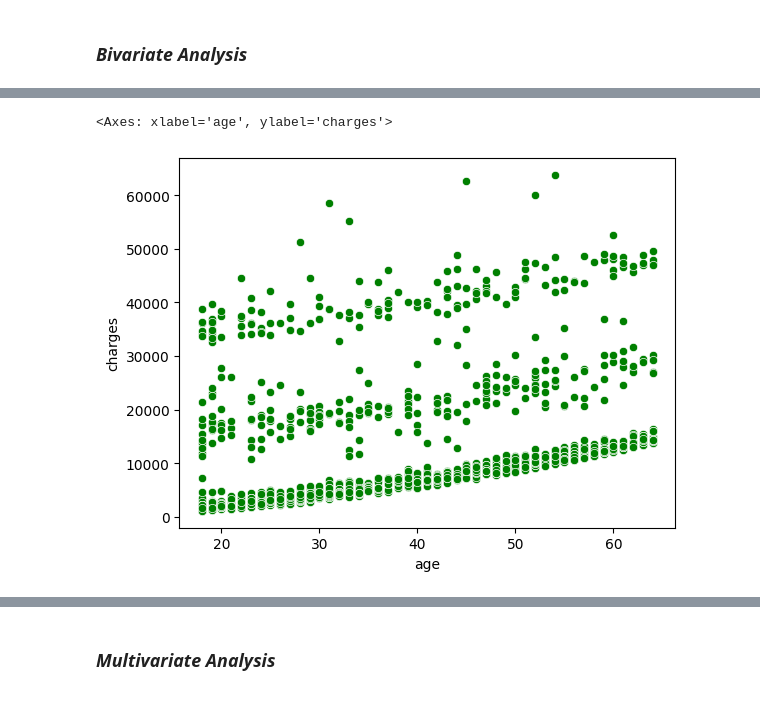
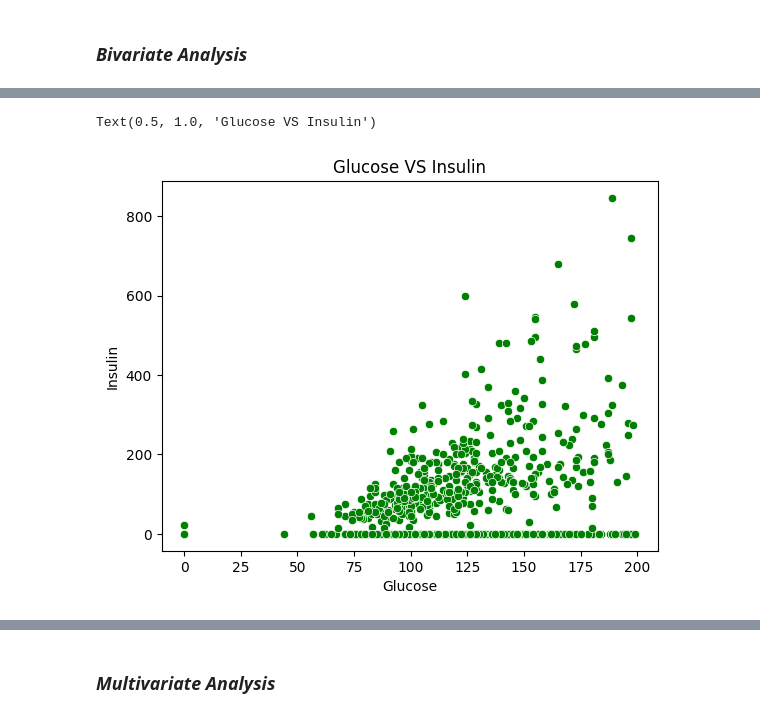
Before and after one commit to Mdhlalose/Anomaly-Detector-for-Pregnant-Diabetic-Patients, a Jupyter notebook: code.ipynb, the cells around one changed output, grey strips where cells are left out. Cells and saved outputs as stored; diff of their text form; code cells hidden in the pictures.

```diff
--- a/code.ipynb
+++ b/code.ipynb
@@ -17,7 +15,7 @@ import seaborn as sns
 # %% [markdown]
 ## ***Dataset***
 # %%
-df = pd.read_csv("/workspaces/Anomoly-detection/insurance.csv")
+df = pd.read_csv("/workspaces/Anomoly-detection/diabetes.csv")
 # %% [markdown]
 ***
 # ***Exploratory Data Analysis***
@@ -166,5 +169,6 @@ plt.show()
 # %%
-sns.scatterplot(x = df["age"], y = df["charges"], color='g')
+sns.scatterplot(x = df["Glucose"], y = df["Insulin"], color='g')
+plt.title('Glucose VS Insulin')
 # %% [output]
-<Axes: xlabel='age', ylabel='charges'>
+Text(0.5, 1.0, 'Glucose VS Insulin')
-[figure, old version]
+[figure, new version]
```
Also changed, not shown: parts of 49 cells of this notebook, 2 other files.
